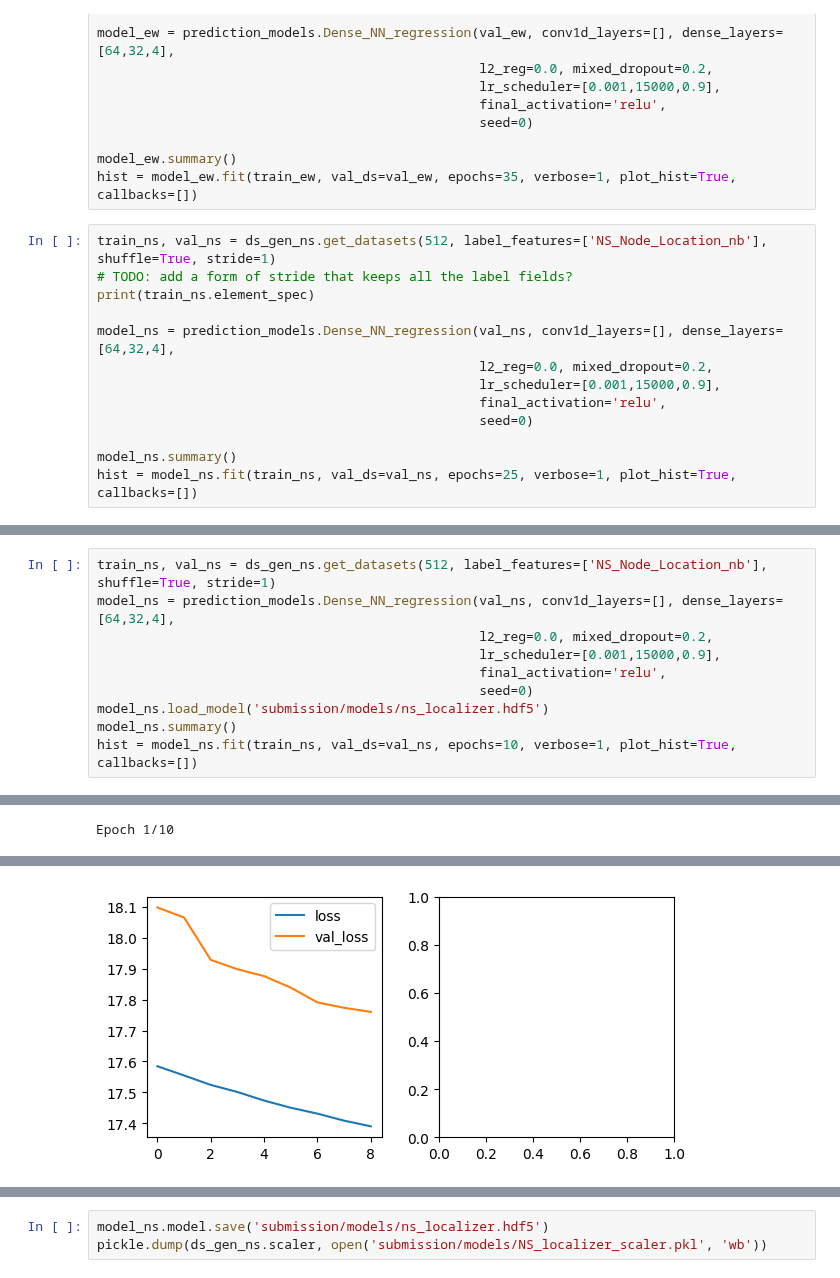
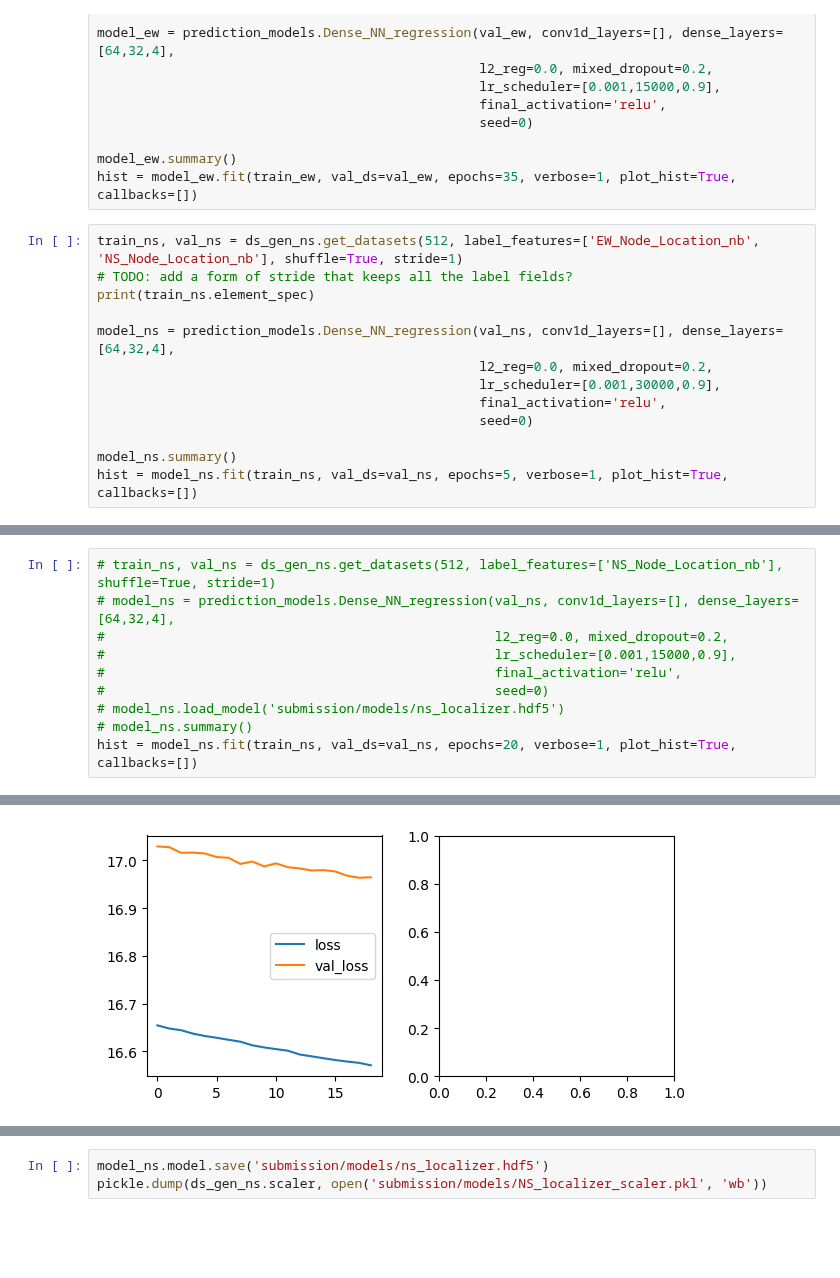
Before and after one commit to DavidBaldsiefen/splid-challenge, a Jupyter notebook: node_localizer.ipynb, the cells around one changed output, grey strips where cells are left out. Saved outputs shown, nothing was run; the diff lists cells and outputs as text; blank space fills up the shorter version.

Commit message:
Add localizer file

```diff
--- a/node_localizer.ipynb
+++ b/node_localizer.ipynb
@@ -99,16 +99,16 @@ model_ew = prediction_models.Dense_NN_regression(val_ew, conv1d_layers=[], dense
 model_ew.summary()
 hist = model_ew.fit(train_ew, val_ds=val_ew, epochs=35, verbose=1, plot_hist=True, callbacks=[])
 # %%
-train_ns, val_ns = ds_gen_ns.get_datasets(512, label_features=['NS_Node_Location_nb'], shuffle=True, stride=1)
+train_ns, val_ns = ds_gen_ns.get_datasets(512, label_features=['EW_Node_Location_nb', 'NS_Node_Location_nb'], shuffle=True, stride=1)
 # TODO: add a form of stride that keeps all the label fields?
 print(train_ns.element_spec)
 
 model_ns = prediction_models.Dense_NN_regression(val_ns, conv1d_layers=[], dense_layers=[64,32,4],
                                                  l2_reg=0.0, mixed_dropout=0.2,
-                                                 lr_scheduler=[0.001,15000,0.9],
+                                                 lr_scheduler=[0.001,30000,0.9],
                                                  final_activation='relu',
                                                  seed=0)
 
 model_ns.summary()
-hist = model_ns.fit(train_ns, val_ds=val_ns, epochs=25, verbose=1, plot_hist=True, callbacks=[])
+hist = model_ns.fit(train_ns, val_ds=val_ns, epochs=5, verbose=1, plot_hist=True, callbacks=[])
 # %% [output]
@@ -175,11 +133,11 @@ Evaluating model:
 # %%
-train_ns, val_ns = ds_gen_ns.get_datasets(512, label_features=['NS_Node_Location_nb'], shuffle=True, stride=1)
-model_ns = prediction_models.Dense_NN_regression(val_ns, conv1d_layers=[], dense_layers=[64,32,4],
-                                                 l2_reg=0.0, mixed_dropout=0.2,
-                                                 lr_scheduler=[0.001,15000,0.9],
-                                                 final_activation='relu',
-                                                 seed=0)
-model_ns.load_model('submission/models/ns_localizer.hdf5')
-model_ns.summary()
-hist = model_ns.fit(train_ns, val_ds=val_ns, epochs=10, verbose=1, plot_hist=True, callbacks=[])
+# train_ns, val_ns = ds_gen_ns.get_datasets(512, label_features=['NS_Node_Location_nb'], shuffle=True, stride=1)
+# model_ns = prediction_models.Dense_NN_regression(val_ns, conv1d_layers=[], dense_layers=[64,32,4],
+#                                                  l2_reg=0.0, mixed_dropout=0.2,
+#                                                  lr_scheduler=[0.001,15000,0.9],
+#                                                  final_activation='relu',
+#                                                  seed=0)
+# model_ns.load_model('submission/models/ns_localizer.hdf5')
+# model_ns.summary()
+hist = model_ns.fit(train_ns, val_ds=val_ns, epochs=20, verbose=1, plot_hist=True, callbacks=[])
 # %% [output]
@@ -221 +160,0 @@ Starting training. Optimizing "val_accuracy"
-Epoch 1/10
@@ -245 +161 @@ Evaluating model:
-[figure, old version]
+[figure, new version]
```
Also changed, not shown: parts of 12 cells of this notebook, 3 other files.
